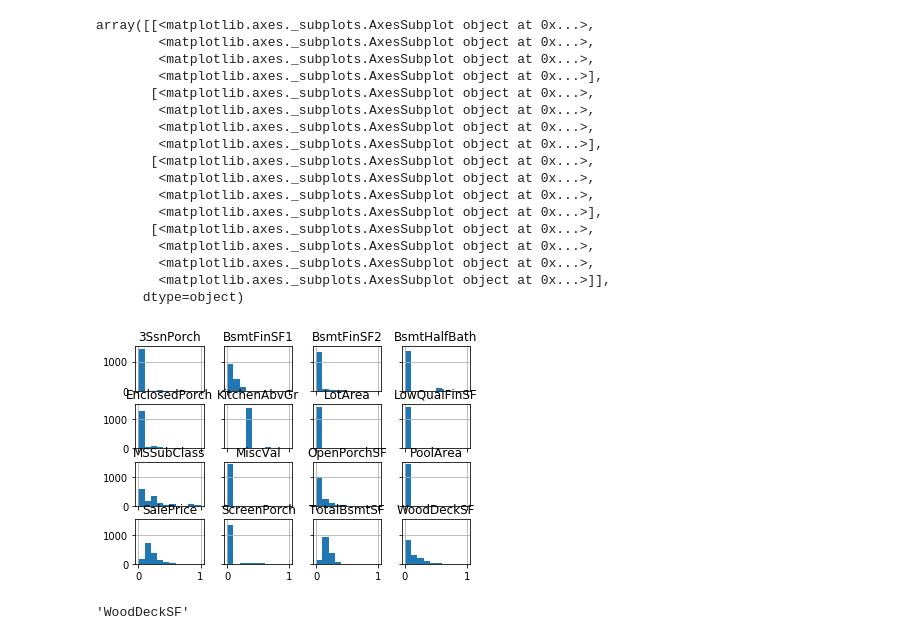
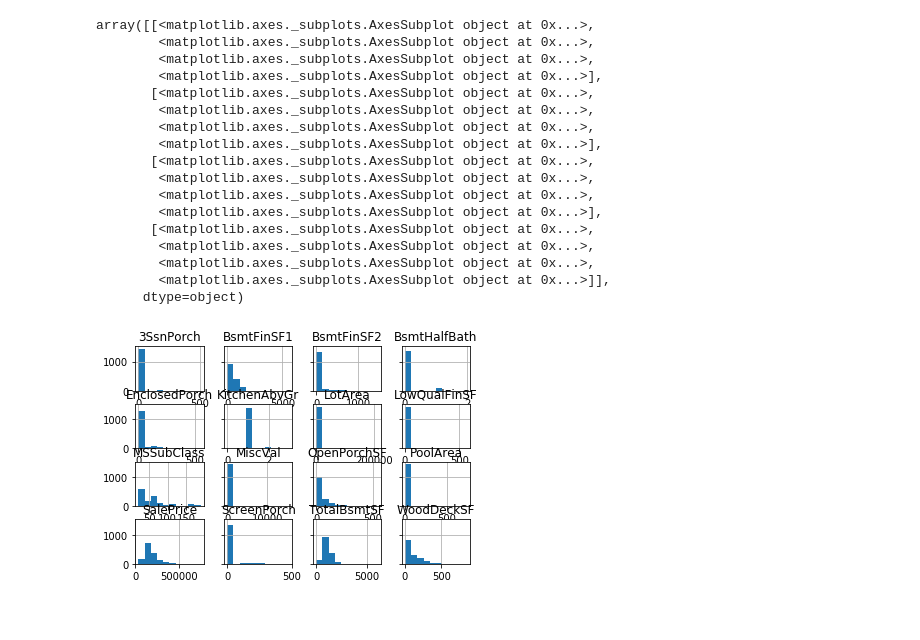
Before and after one commit to canbax/cs551-project, a Jupyter notebook: eda/Pattern project .ipynb, the cells around one changed output. Drawn from its saved outputs; the diff is of its cells as text; code cells hidden in the pictures.

```diff
--- a/eda/Pattern project .ipynb
+++ b/eda/Pattern project .ipynb
@@ -61,34 +49,29 @@ plt.ylabel('% Missing instances', fontsize=17)
 # %%
 # skewed features show
 from scipy.stats import skew
 numeric_dtypes = ['int16', 'int32', 'int64', 'float16', 'float32', 'float64']
 skew_features = train_p.select_dtypes(numeric_dtypes).apply(
         lambda x: skew(x)).sort_values(ascending=False)
 
 high_skew = skew_features[skew_features > 0.5]
-normalized_numerics = (train_p.select_dtypes(numeric_dtypes) - train_p.select_dtypes(numeric_dtypes).min()) / (train_p.select_dtypes(numeric_dtypes).max() - train_p.select_dtypes(numeric_dtypes).min())
-normalized_numerics
-normalized_numerics[high_skew.index[0:16]].hist(sharey=True, sharex=True)
+
+train_p[high_skew.index[0:16]].hist(sharey=True)
 # %% [output]
 array([[<matplotlib.axes._subplots.AxesSubplot object at 0x...>,
         <matplotlib.axes._subplots.AxesSubplot object at 0x...>,
         <matplotlib.axes._subplots.AxesSubplot object at 0x...>,
         <matplotlib.axes._subplots.AxesSubplot object at 0x...>],
        [<matplotlib.axes._subplots.AxesSubplot object at 0x...>,
         <matplotlib.axes._subplots.AxesSubplot object at 0x...>,
         <matplotlib.axes._subplots.AxesSubplot object at 0x...>,
         <matplotlib.axes._subplots.AxesSubplot object at 0x...>],
        [<matplotlib.axes._subplots.AxesSubplot object at 0x...>,
         <matplotlib.axes._subplots.AxesSubplot object at 0x...>,
         <matplotlib.axes._subplots.AxesSubplot object at 0x...>,
         <matplotlib.axes._subplots.AxesSubplot object at 0x...>],
        [<matplotlib.axes._subplots.AxesSubplot object at 0x...>,
         <matplotlib.axes._subplots.AxesSubplot object at 0x...>,
         <matplotlib.axes._subplots.AxesSubplot object at 0x...>,
         <matplotlib.axes._subplots.AxesSubplot object at 0x...>]],
       dtype=object)
-[figure, old version]
+[figure, new version]
-# %%
-train_p[high_skew.index[0:16]]
-# %% [output]
-'WoodDeckSF'
```
Also changed, not shown: parts of 3 cells of this notebook, 6 other files.
